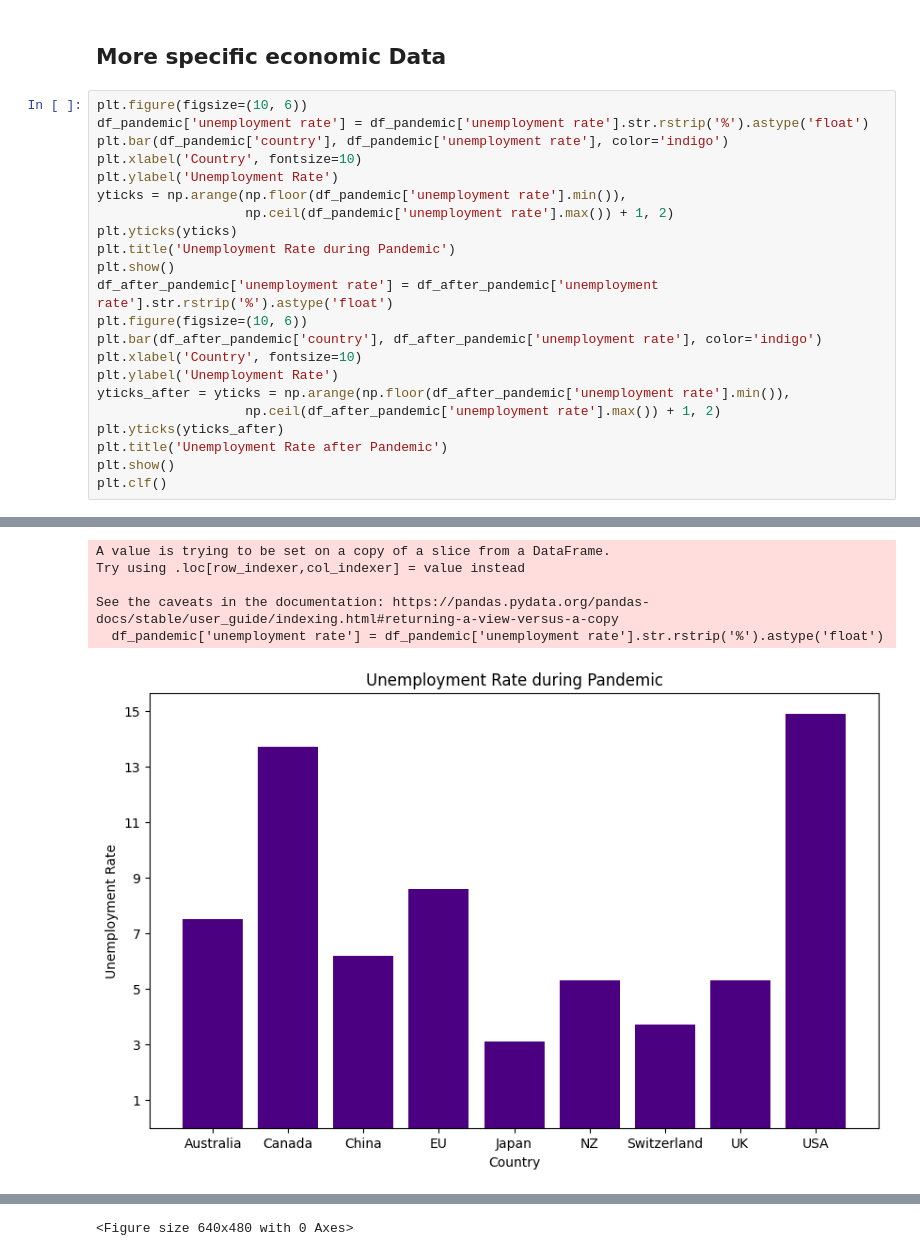
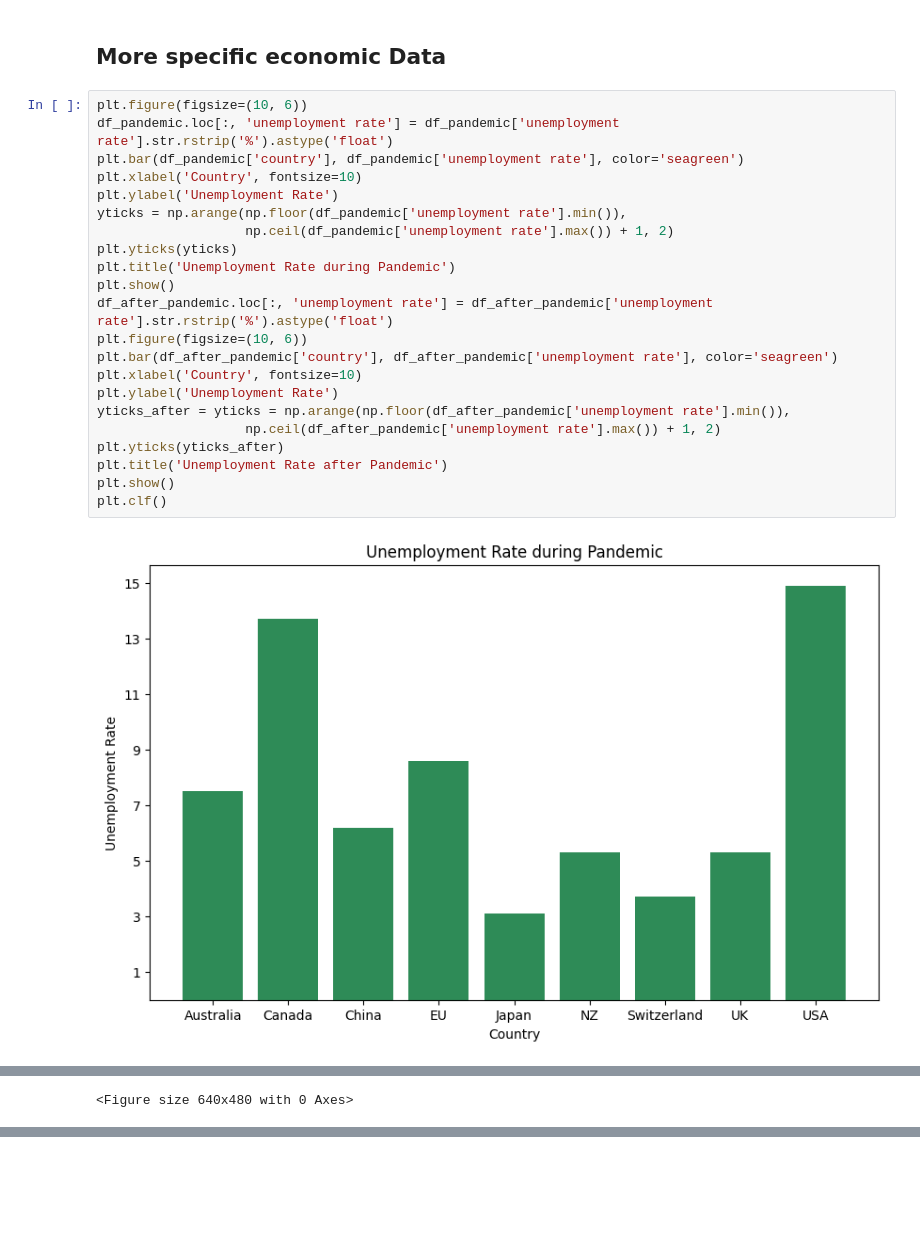
Before and after one commit to kevinmaxx2/Economic-Data-After-Covid, a Jupyter notebook: notebook.ipynb, the cells around one changed output, grey strips where cells are left out. Cells and saved outputs as stored; diff of their text form; blank space fills up the shorter version.

```diff
--- a/notebook.ipynb
+++ b/notebook.ipynb
@@ -260,24 +260,25 @@ plt.clf()
 ## More specific economic Data
 # %%
 plt.figure(figsize=(10, 6))
-df_pandemic['unemployment rate'] = df_pandemic['unemployment rate'].str.rstrip('%').astype('float')
-plt.bar(df_pandemic['country'], df_pandemic['unemployment rate'], color='indigo')
+df_pandemic.loc[:, 'unemployment rate'] = df_pandemic['unemployment rate'].str.rstrip('%').astype('float')
+plt.bar(df_pandemic['country'], df_pandemic['unemployment rate'], color='seagreen')
 plt.xlabel('Country', fontsize=10)
 plt.ylabel('Unemployment Rate')
 yticks = np.arange(np.floor(df_pandemic['unemployment rate'].min()),
                    np.ceil(df_pandemic['unemployment rate'].max()) + 1, 2)
 plt.yticks(yticks)
 plt.title('Unemployment Rate during Pandemic')
 plt.show()
-df_after_pandemic['unemployment rate'] = df_after_pandemic['unemployment rate'].str.rstrip('%').astype('float')
+df_after_pandemic.loc[:, 'unemployment rate'] = df_after_pandemic['unemployment rate'].str.rstrip('%').astype('float')
 plt.figure(figsize=(10, 6))
-plt.bar(df_after_pandemic['country'], df_after_pandemic['unemployment rate'], color='indigo')
+plt.bar(df_after_pandemic['country'], df_after_pandemic['unemployment rate'], color='seagreen')
 plt.xlabel('Country', fontsize=10)
 plt.ylabel('Unemployment Rate')
 yticks_after = yticks = np.arange(np.floor(df_after_pandemic['unemployment rate'].min()),
                    np.ceil(df_after_pandemic['unemployment rate'].max()) + 1, 2)
 plt.yticks(yticks_after)
 plt.title('Unemployment Rate after Pandemic')
 plt.show()
 plt.clf()
 # %% [output]
+[figure, new version]
@@ -284,6 +286 @@ plt.clf()
-A value is trying to be set on a copy of a slice from a DataFrame.
-Try using .loc[row_indexer,col_indexer] = value instead
-
-See the caveats in the documentation: https://pandas.pydata.org/pandas-docs/stable/user_guide/indexing.html#returning-a-view-versus-a-copy
-  df_pandemic['unemployment rate'] = df_pandemic['unemployment rate'].str.rstrip('%').astype('float')
+<Figure size 640x480 with 0 Axes>
-[figure, old version]
@@ -296 +286,0 @@ See the caveats in the documentation: https://pandas.pydata.org/pandas-docs/stab
-<Figure size 640x480 with 0 Axes>
```
Also changed, not shown: parts of 4 cells of this notebook.
